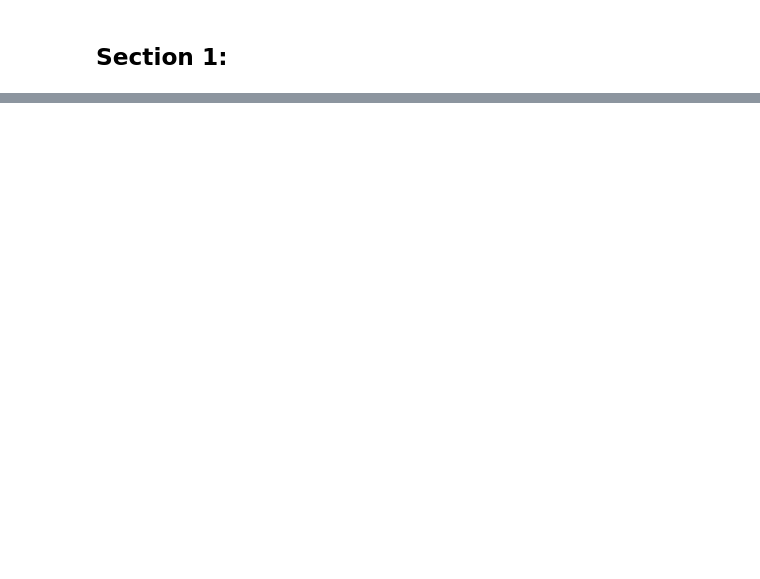
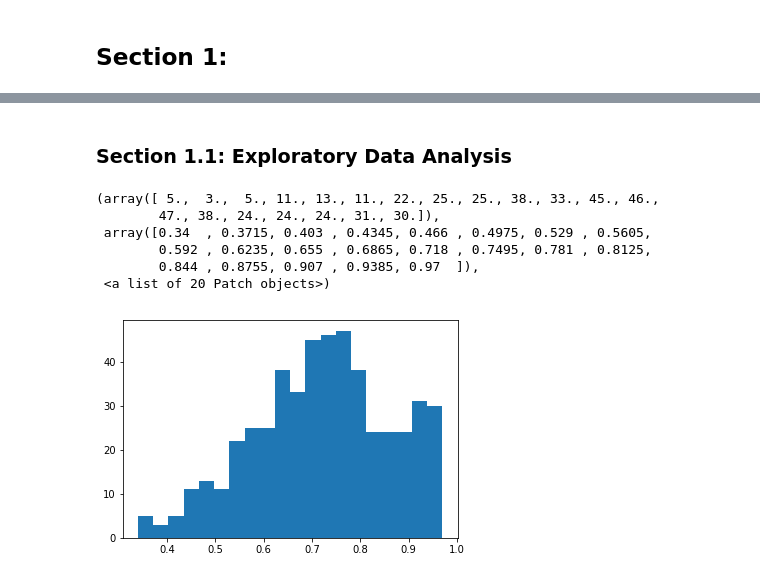
Before and after one commit to nishilchen/kaggle_GradAdmission, a Jupyter notebook: kaggle_GradAdmission.ipynb, the cells around one changed output, grey strips where cells are left out. Saved outputs shown, nothing was run; the diff lists cells and outputs as text; code cells hidden in the pictures; blank space fills up the shorter version.

```diff
--- a/kaggle_GradAdmission.ipynb
+++ b/kaggle_GradAdmission.ipynb
@@ -52,0 +32,16 @@ grad_data.drop(columns = ["Serial No."]).corr()
+# %% [markdown]
+### Section 1.1: Exploratory Data Analysis
+# %%
+# =============================================================================
+# EDA
+# =============================================================================
+# Distribution of dependent variable: "Chance of Admist"
+plt.hist(grad_data['Chance of Admit '], bins = 20)
+# %% [output]
+(array([ 5.,  3.,  5., 11., 13., 11., 22., 25., 25., 38., 33., 45., 46.,
+        47., 38., 24., 24., 24., 31., 30.]),
+ array([0.34  , 0.3715, 0.403 , 0.4345, 0.466 , 0.4975, 0.529 , 0.5605,
+        0.592 , 0.6235, 0.655 , 0.6865, 0.718 , 0.7495, 0.781 , 0.8125,
+        0.844 , 0.8755, 0.907 , 0.9385, 0.97  ]),
+ <a list of 20 Patch objects>)
+[figure, added]
```
Also changed, not shown: parts of 12 cells of this notebook.
